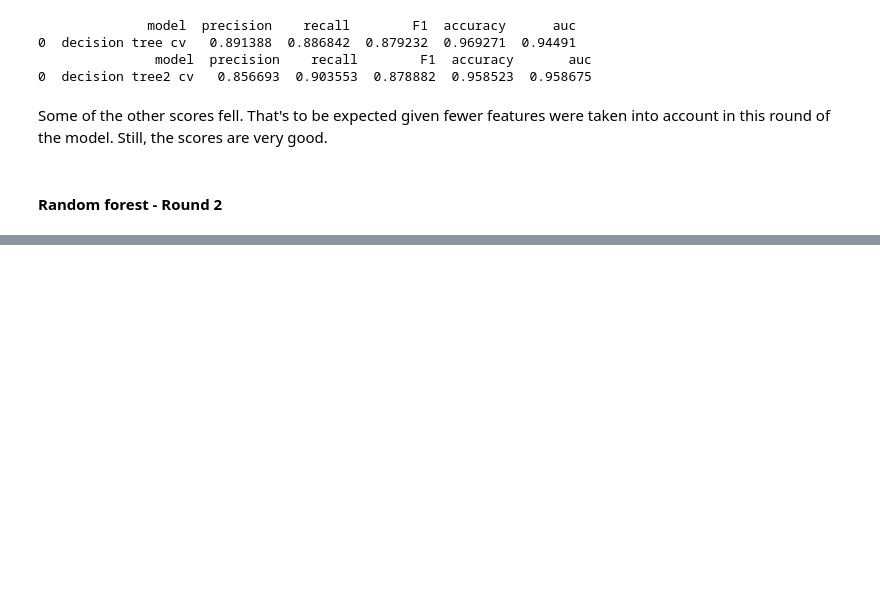
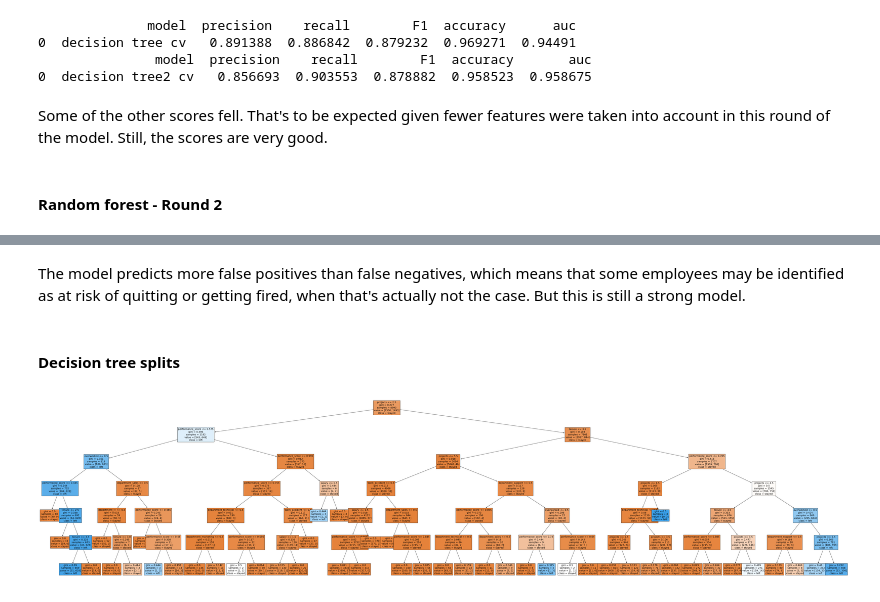
Before and after one commit to ajeronimoguerra/Case-Study-in-R---Amazon-BestBookselling-09-22, a Jupyter notebook: high-employee-turnover-rate.ipynb, the cells around one changed output, grey strips where cells are left out. Cells and saved outputs as stored; diff of their text form; code cells hidden in the pictures; blank space fills up the shorter version.

Commit message:
Kaggle Notebook | High employee turnover rate | Conclusion

```diff
--- a/high-employee-turnover-rate.ipynb
+++ b/high-employee-turnover-rate.ipynb
@@ -1128,0 +1181,12 @@ By implementing these recommendations and continuing to refine the model, we can
+# %% [markdown]
+The model predicts more false positives than false negatives, which means that some employees may be identified as at risk of quitting or getting fired, when that's actually not the case. But this is still a strong model.
+# %% [markdown]
+#### Decision tree splits
+# %%
+# Plot the tree
+plt.figure(figsize=(85,20))
+plot_tree(tree2.best_estimator_, max_depth=6, fontsize=14, feature_names=X.columns,
+          class_names={0:'stayed', 1:'left'}, filled=True);
+plt.show()
+# %% [output]
+[figure, added]
```
Also changed, not shown: parts of 22 cells of this notebook.
